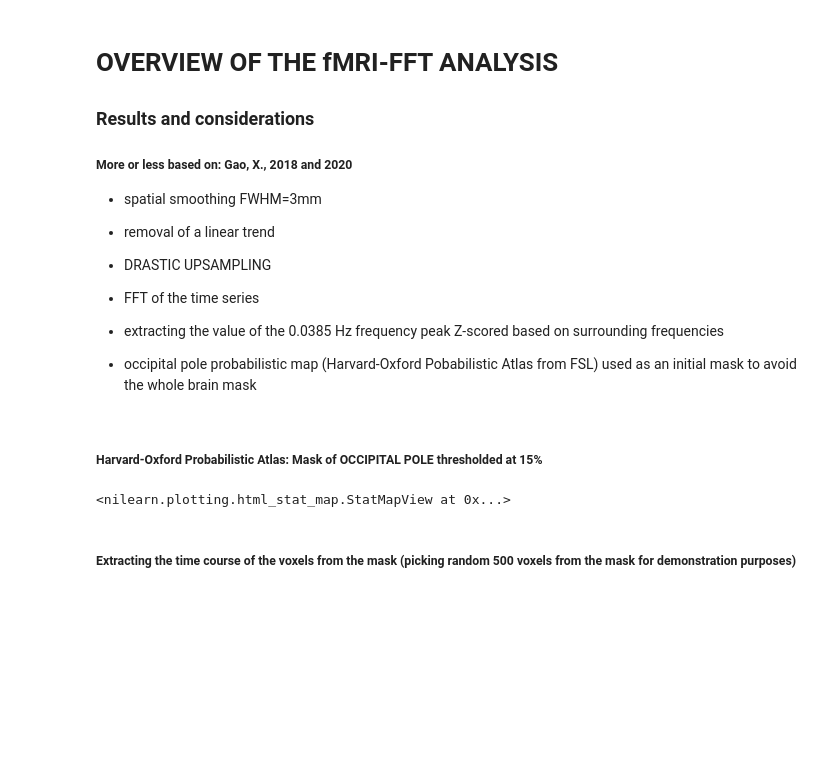
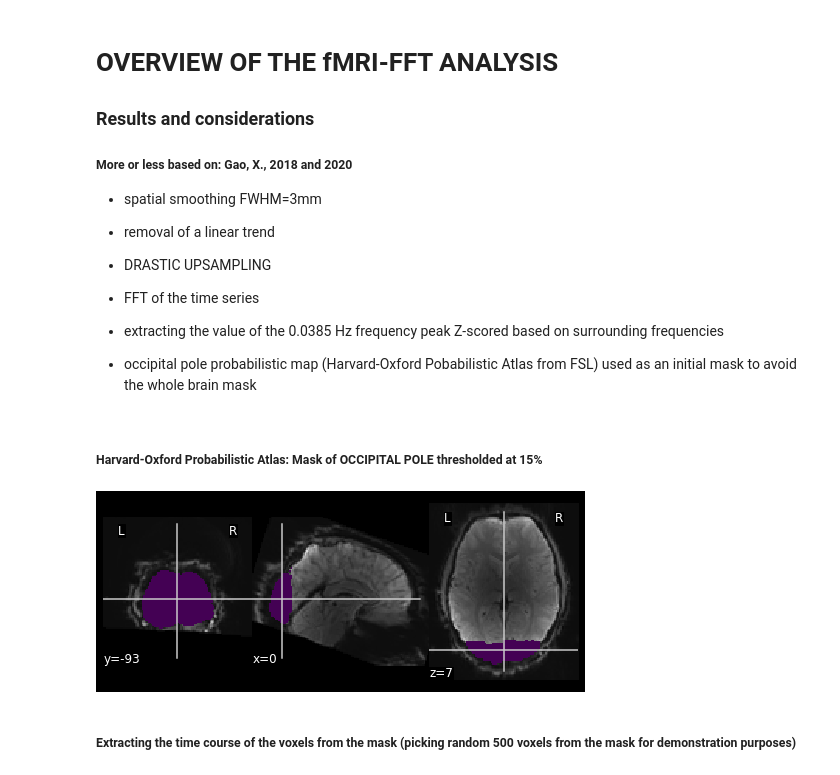
Before and after one commit to maciekszul/BrainDyn_ANALYSIS, a Jupyter notebook: SHOW_AND_TELL.ipynb, the cells around one changed output. Saved outputs shown, nothing was run; the diff lists cells and outputs as text; code cells hidden in the pictures; blank space fills up the shorter version.

```diff
--- a/SHOW_AND_TELL.ipynb
+++ b/SHOW_AND_TELL.ipynb
@@ -52,9 +52,9 @@ mean_flicker = image.mean_img(flicker)
 # %% [markdown]
 ##### Harvard-Oxford Probabilistic Atlas: Mask of OCCIPITAL POLE thresholded at 15%
 # %%
-plotting.view_img(roi, threshold=.9999, bg_img=mean_flicker, black_bg=True)
+plotting.plot_img(roi, threshold=.9999, bg_img=mean_flicker, black_bg=True);
 # %% [output]
-<nilearn.plotting.html_stat_map.StatMapView at 0x...>
+[figure, added]
 # %% [markdown]
 ##### Extracting the time course of the voxels from the mask (picking random 500 voxels from the mask for demonstration purposes)
 # %%
```
Also changed, not shown: parts of 5 cells of this notebook.
